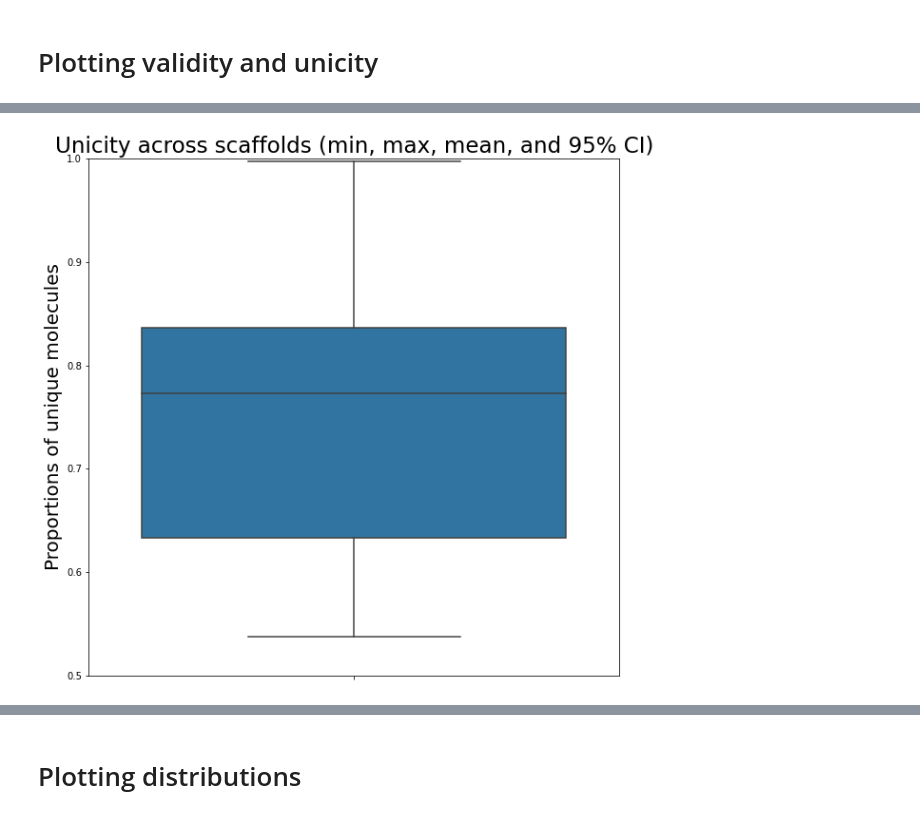
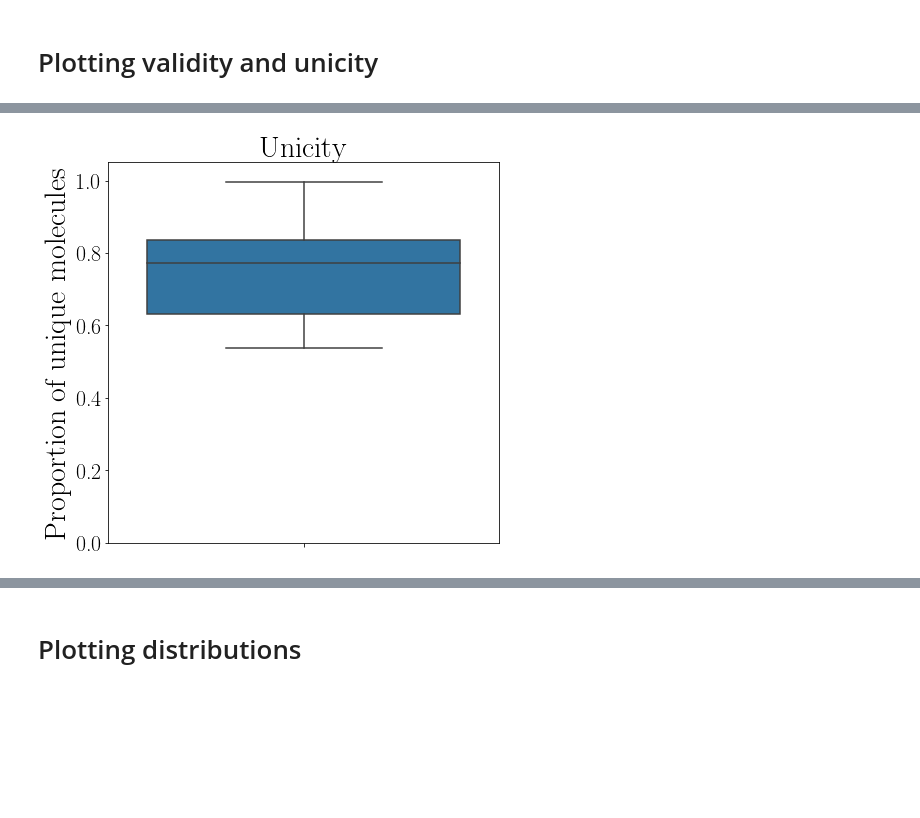
Before and after one commit to maxime-langevin/scaffold-constrained-generation, a Jupyter notebook: Distribution_learning_benchmarks.ipynb, the cells around one changed output, grey strips where cells are left out. Saved outputs shown, nothing was run; the diff lists cells and outputs as text; code cells hidden in the pictures; blank space fills up the shorter version.

```diff
--- a/Distribution_learning_benchmarks.ipynb
+++ b/Distribution_learning_benchmarks.ipynb
@@ -19,11 +19,20 @@ from utils import Variable, seq_to_smiles, fraction_valid_smiles, unique
 from rdkit.Chem.Draw import IPythonConsole
 
 import matplotlib.pyplot as plt
+import matplotlib
 import pandas as pd
 import torch
 
 import warnings
 warnings.filterwarnings('ignore')
+
+matplotlib.use("pgf")
+matplotlib.rcParams.update({
+    "pgf.texsystem": "pdflatex",
+    'font.family': 'serif',
+    'text.usetex': True,
+    'pgf.rcfonts': False,
+})
 
 %matplotlib inline
 # Loading trained model and appropriate vocabulary
@@ -388,16 +399,24 @@ ax.xaxis.set_major_locator(loc)
 # %%
+
+
 fig, ax = plt.subplots()
-fig.set_size_inches(w=10, h=10)
+fig.set_size_inches(w=7, h=7)
 
-ax.set_title('Unicity across scaffolds (min, max, mean, and 95% CI)', fontsize=23)
-ax.set_ylabel("Proportions of unique molecules", fontsize=20)
+ax.set_title('Unicity', fontsize=30)
+ax.set_ylabel("Proportion of unique molecules",fontsize=30)
 ax = sns.boxplot(x=unicities, orient='v')
-ax.set_ylim(0.5, 1)
+ax.set_ylim(0, 1.05)
+
+y = np.array([0.0, 0.2, 0.4, 0.6, 0.8, 1.0])
+ax.set_yticks(y)
+ax.set_yticklabels(y, fontsize=22)
+
 loc = plticker.MultipleLocator(base=1.0) # this locator puts ticks at regular intervals
 ax.xaxis.set_major_locator(loc)
+plt.savefig('unicity.pgf')
 # plt.show()
 # %% [output]
-[figure, old version]
+[figure, new version]
 # %%
 from rdkit.Chem import Draw
 from rdkit import Chem
```
Also changed, not shown: parts of 5 cells of this notebook, 7 other files.
